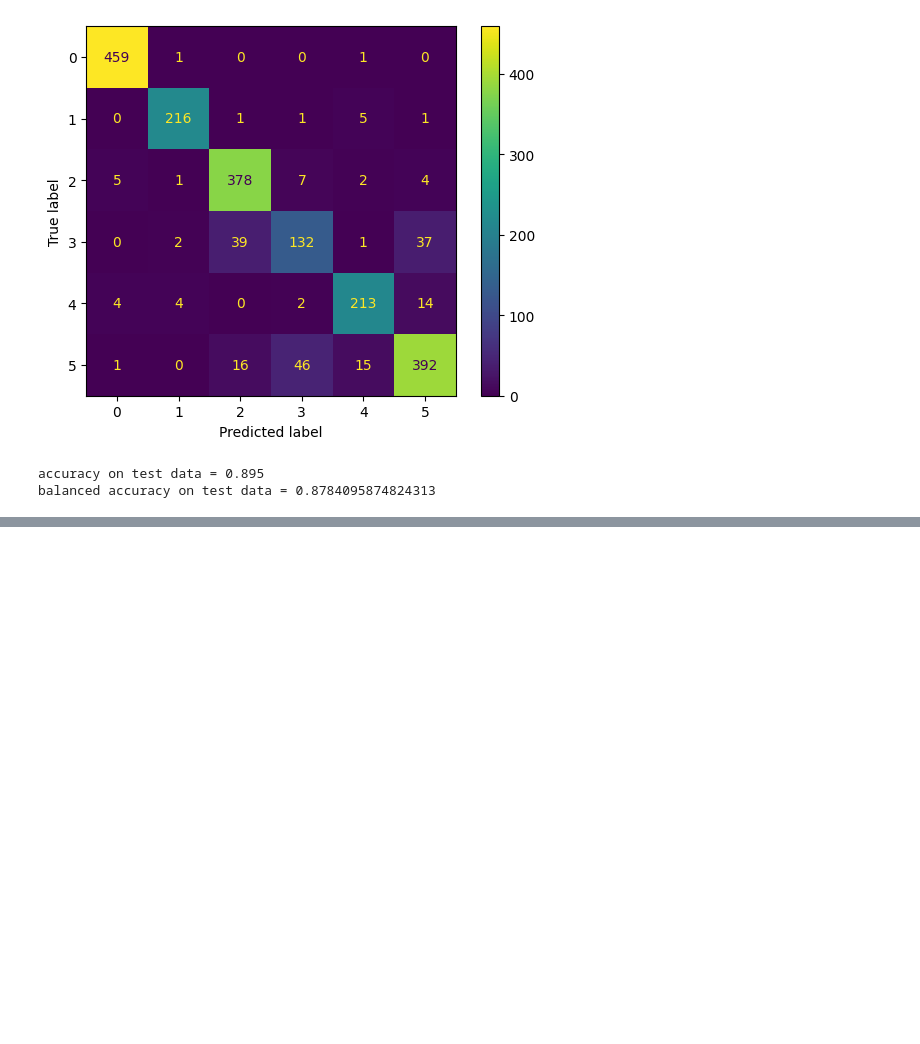
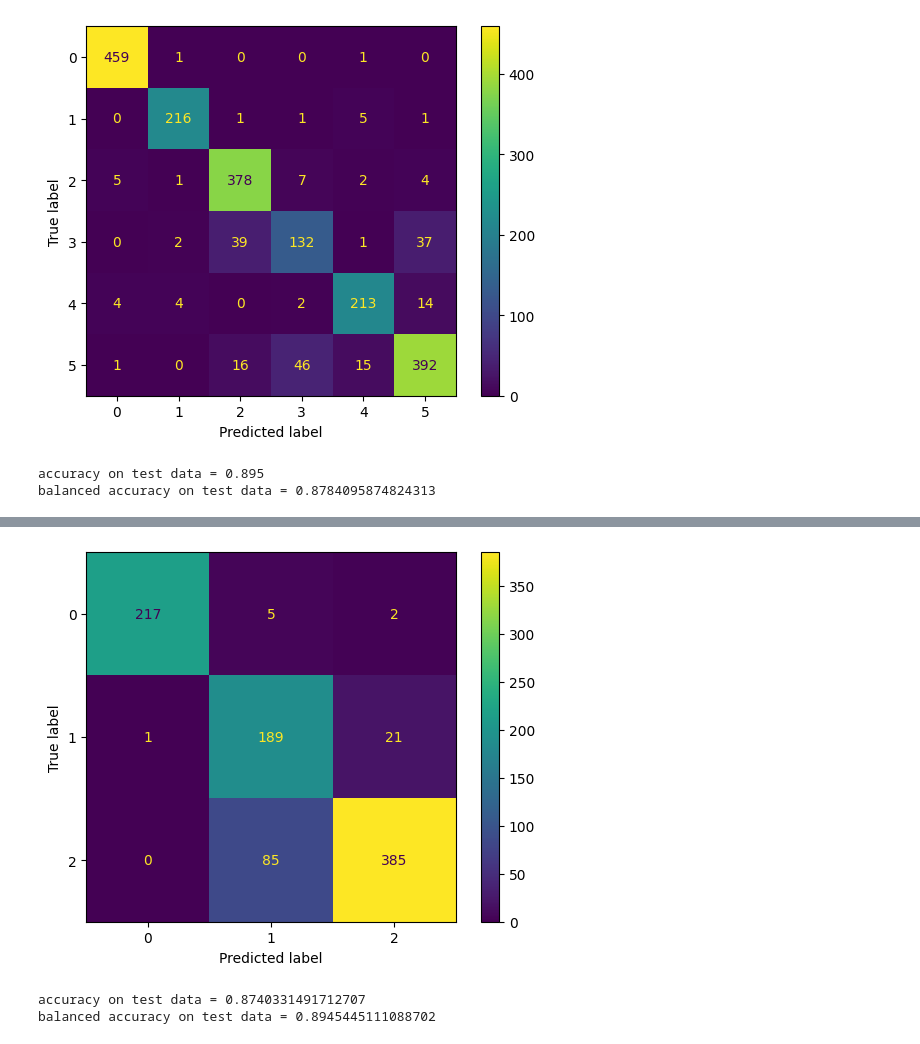
Before and after one commit to sehbeygi79/Soft-SVM, a Jupyter notebook: soft-svm.ipynb, the cells around one changed output, grey strips where cells are left out. Saved outputs shown, nothing was run; the diff lists cells and outputs as text; code cells hidden in the pictures; blank space fills up the shorter version.

Commit message:
three class implementation added

```diff
--- a/soft-svm.ipynb
+++ b/soft-svm.ipynb
@@ -18,8 +19,8 @@ X_test = np.asarray(X_test.todense())
 X_validation = np.asarray(X_validation.todense())
 # %%
 def do_preprocessing(X, y, old_lables, new_lables):
-    X = X[(y == old_lables[0]) | (y == old_lables[1])]
-    y = y[(y == old_lables[0]) | (y == old_lables[1])].reshape(-1, 1)
+    X = X[((y == old_lables[0]) | (y == old_lables[1])).squeeze()]
+    y = y[((y == old_lables[0]) | (y == old_lables[1])).squeeze()].reshape(-1, 1)
     y = np.where(
         y == old_lables[0],
         new_lables[0],
@@ -297,0 +314,29 @@ balanced accuracy on test data = 0.8784095874824313
+# %%
+def do_three_class_preprocessing(X, y, old_labels, new_labels):
+    X = X[
+        (y == old_labels[0]) | (y == old_labels[1]) | (y == old_labels[2])
+    ]
+    y = y[
+        (y == old_labels[0])
+        | (y == old_labels[1])
+        | (y == old_labels[2])
+    ].reshape(-1, 1)
+    y = np.where(
+        y == old_labels[0],
+        new_labels[0],
+        np.where(
+            y == old_labels[1],
+            new_labels[1],
+            np.where(y == old_labels[2], new_labels[2], y)
+        )
+    )
+
+    return X, y
+
+selected_labels = (2, 4, 6)
+
+X_train, y_train = do_three_class_preprocessing(X_train, y_train, selected_labels, (1,2,3))
+X_test, y_test = do_three_class_preprocessing(X_test, y_test, selected_labels, (1,2,3))
+X_validation, y_validation = do_three_class_preprocessing(
+    X_validation, y_validation, selected_labels, (1,2,3)
+)
@@ -297,0 +384,13 @@ balanced accuracy on test data = 0.8784095874824313
+# %%
+model = ThreeClassSoftSVMKernel()
+model.train(X_train, y_train)
+
+y_test_hat = model.predict(X_test)
+show_conf_matrix(y_test, y_test_hat)
+acc, balanced_acc = get_metrics(y_test, y_test_hat)
+print(f'accuracy on test data = {acc}')
+print(f'balanced accuracy on test data = {balanced_acc}')
+# %% [output]
+[figure, added]
+accuracy on test data = 0.8740331491712707
+balanced accuracy on test data = 0.8945445111088702
```
Also changed, not shown: parts of 6 cells of this notebook.
